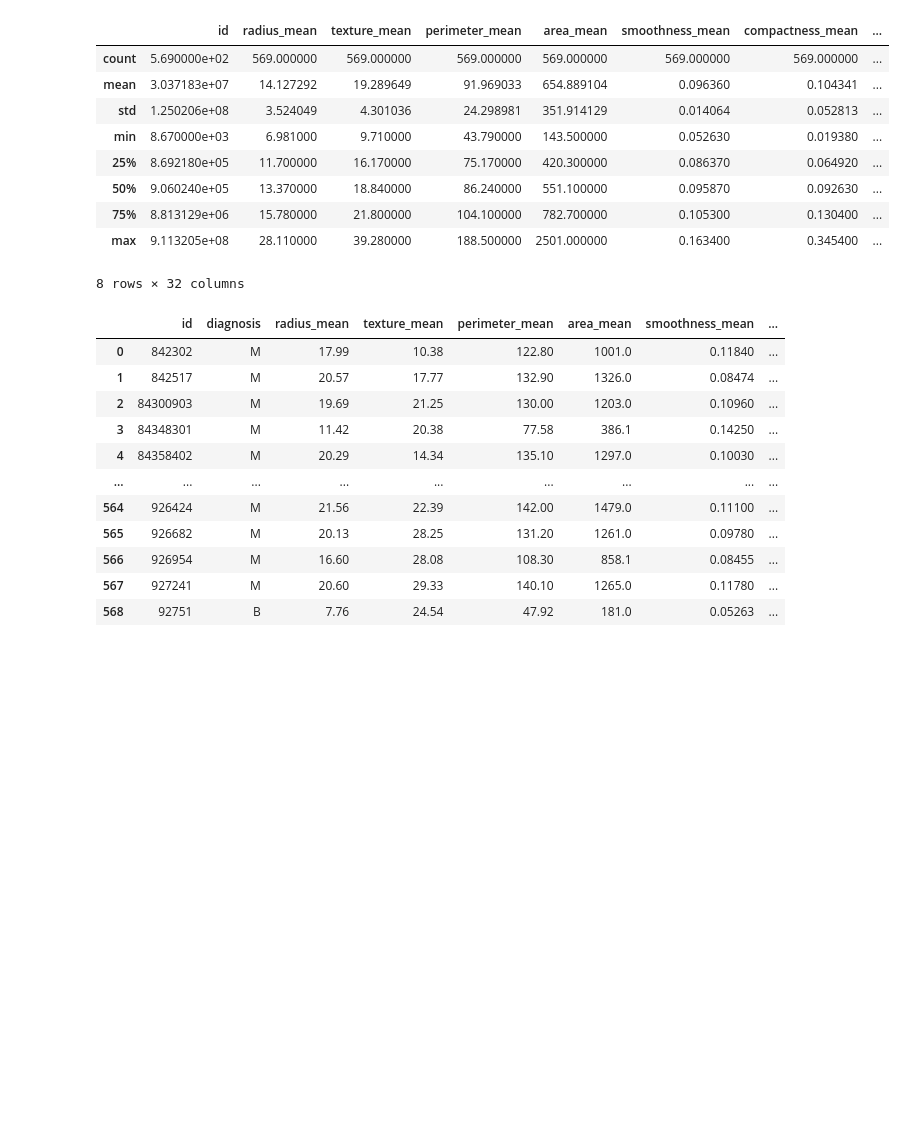
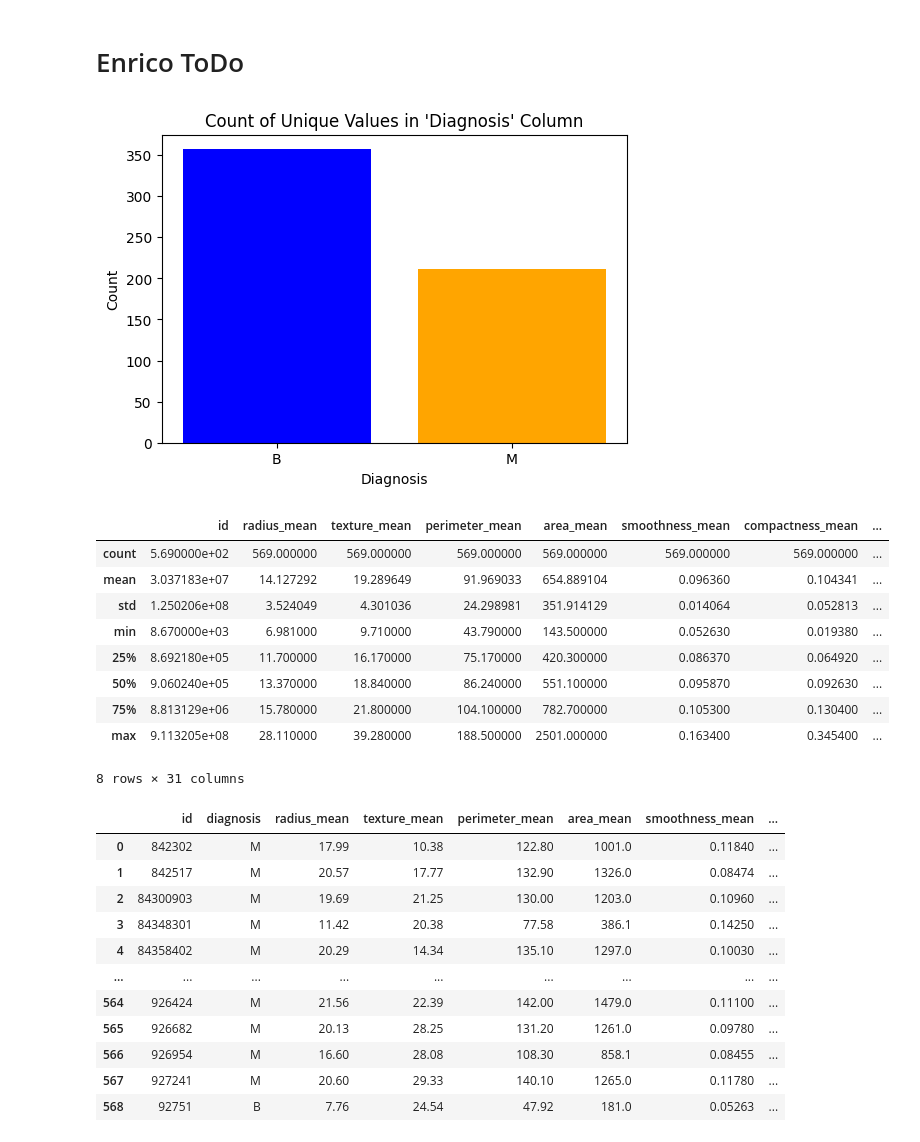
Before and after one commit to HenryFoster89/ML_breastCancer, a Jupyter notebook: EDA.ipynb, the cells around one changed output. Cells and saved outputs as stored; diff of their text form; code cells hidden in the pictures; blank space fills up the shorter version.

Commit message:
- added basic EDA and Charts

```diff
--- a/EDA.ipynb
+++ b/EDA.ipynb
@@ -1,9 +1,29 @@
 # %%
 import pandas as pd
+import matplotlib.pyplot as plt
+
 from utils.config import cols_name
 
+df = pd.read_csv(r"data\wdbc.data", index_col=False, names = cols_name)
 
-df = pd.read_csv("data\wdbc.data", index_col=False, names = cols_name)
+df.head(10).to_clipboard()
+# %% [markdown]
+# Enrico ToDo
+# %%
+
+
+# Conta i valori unici nella colonna 'diagnosis'
+diagnosis_counts = df["diagnosis"].value_counts()
+
+# Creazione del bar plot
+plt.figure(figsize=(6, 4))
+plt.bar(diagnosis_counts.index, diagnosis_counts.values, color=['blue', 'orange'])
+plt.xlabel("Diagnosis")
+plt.ylabel("Count")
+plt.title("Count of Unique Values in 'Diagnosis' Column")
+plt.show()
+# %% [output]
+[figure, added]
 # %%
 df.describe()
 # %% [output]
@@ -16,7 +36,7 @@ df.describe()
 | 50% | 9.060240e+05 | 13.370000 | 18.840000 | 86.240000 | 551.100000 | 0.095870 | 0.092630 | ... |
 | 75% | 8.813129e+06 | 15.780000 | 21.800000 | 104.100000 | 782.700000 | 0.105300 | 0.130400 | ... |
 | max | 9.113205e+08 | 28.110000 | 39.280000 | 188.500000 | 2501.000000 | 0.163400 | 0.345400 | ... |
-8 rows × 32 columns
+8 rows × 31 columns
 # %%
 df
 # %% [output]
```
